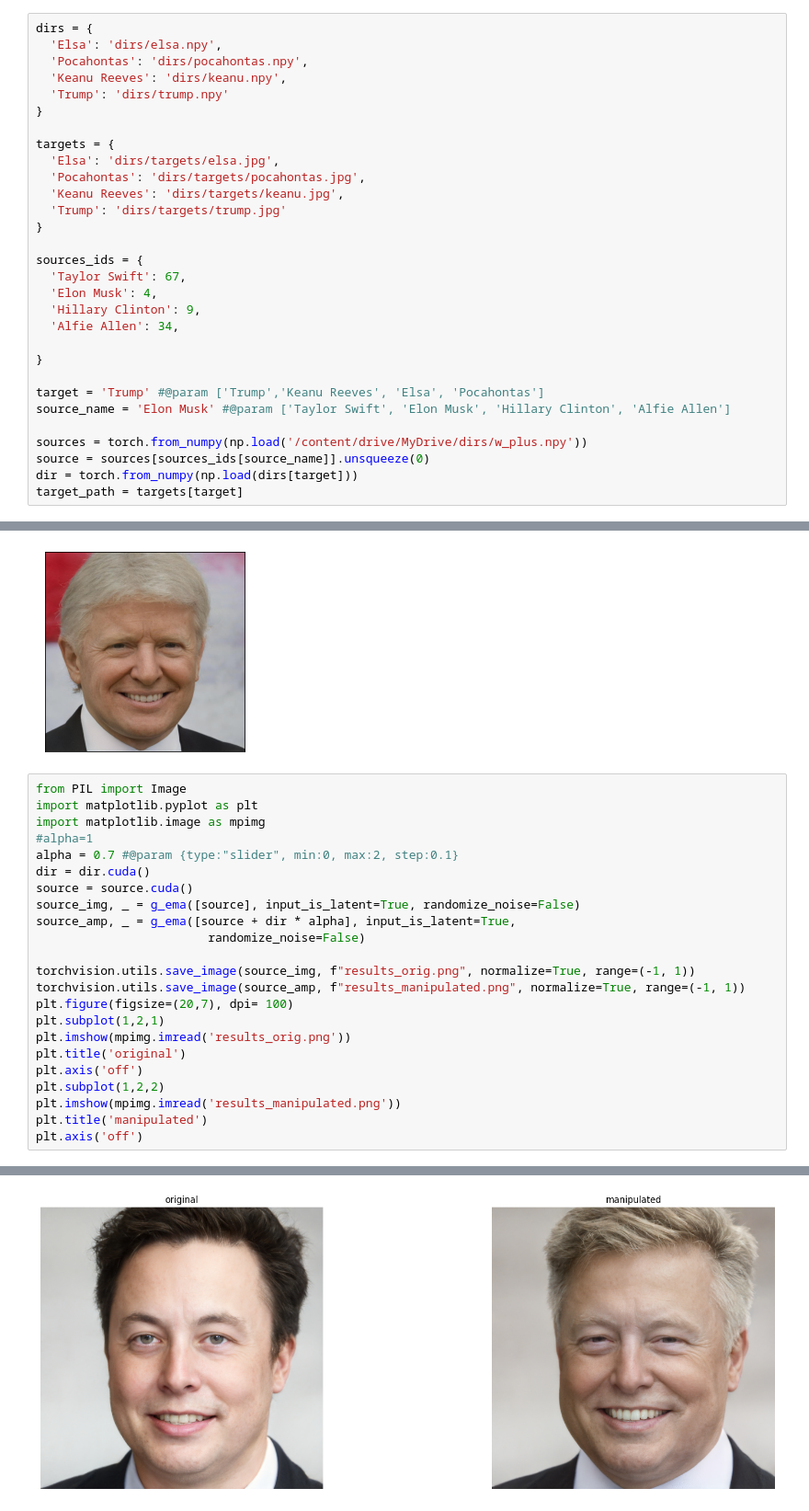
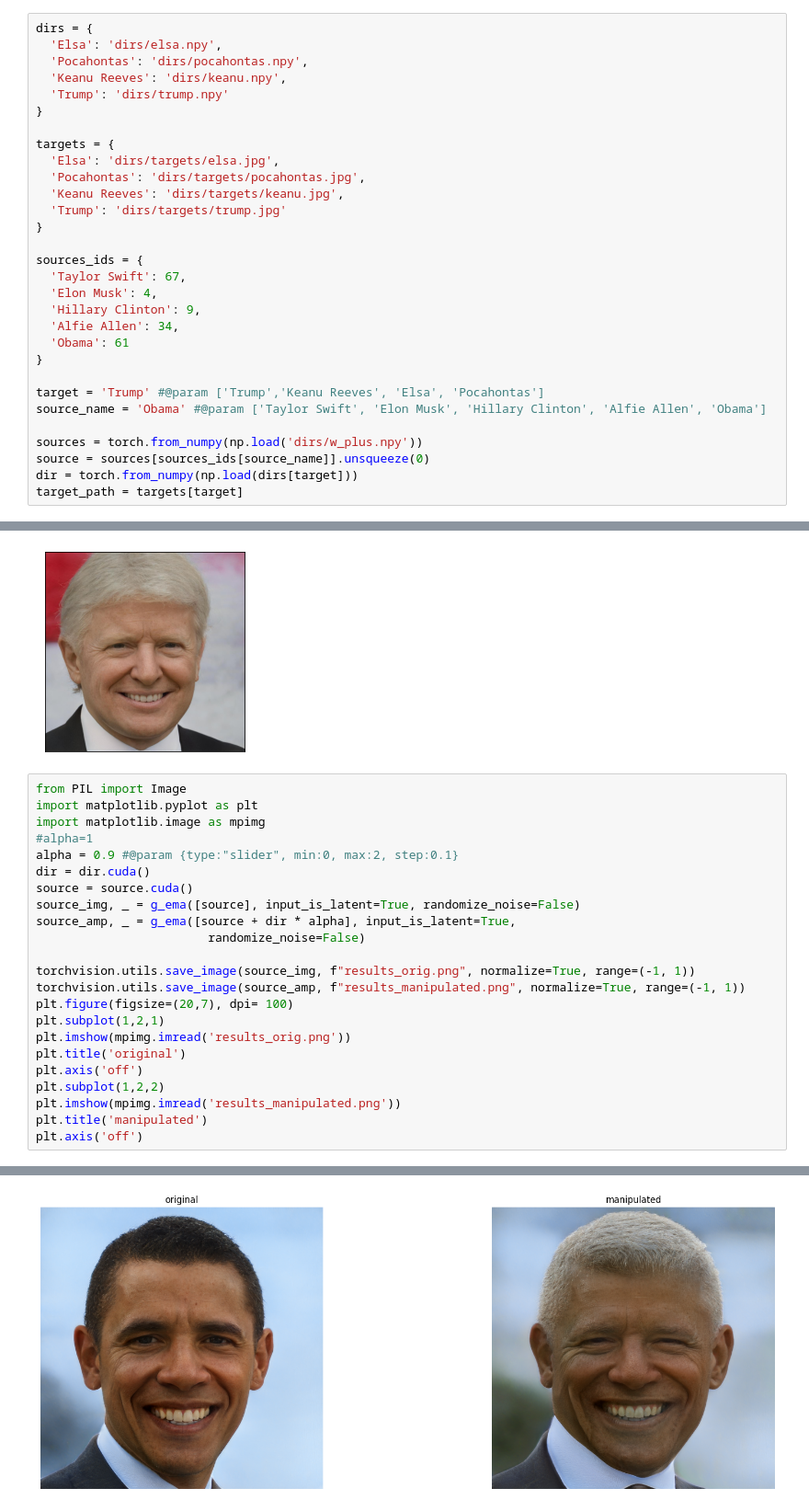
Before and after one commit to hila-chefer/TargetCLIP, a Jupyter notebook: TargetCLIP_CLIP_guided_image_essence_transfer.ipynb, the cells around one changed output, grey strips where cells are left out. Shown at 92% size. Cells and saved outputs as stored; diff of their text form.

```diff
--- a/TargetCLIP_CLIP_guided_image_essence_transfer.ipynb
+++ b/TargetCLIP_CLIP_guided_image_essence_transfer.ipynb
@@ -131,13 +135,13 @@ sources_ids = {
   'Elon Musk': 4,
   'Hillary Clinton': 9,
   'Alfie Allen': 34,
-
+  'Obama': 61
 }
 
 target = 'Trump' #@param ['Trump','Keanu Reeves', 'Elsa', 'Pocahontas']
-source_name = 'Elon Musk' #@param ['Taylor Swift', 'Elon Musk', 'Hillary Clinton', 'Alfie Allen']
+source_name = 'Obama' #@param ['Taylor Swift', 'Elon Musk', 'Hillary Clinton', 'Alfie Allen', 'Obama']
 
-sources = torch.from_numpy(np.load('/content/drive/MyDrive/dirs/w_plus.npy'))
+sources = torch.from_numpy(np.load('dirs/w_plus.npy'))
 source = sources[sources_ids[source_name]].unsqueeze(0)
 dir = torch.from_numpy(np.load(dirs[target]))
 target_path = targets[target]
@@ -156,26 +160,26 @@ plt.show()
 # %%
 from PIL import Image
 import matplotlib.pyplot as plt
 import matplotlib.image as mpimg
 #alpha=1
-alpha = 0.7 #@param {type:"slider", min:0, max:2, step:0.1}
+alpha = 0.9 #@param {type:"slider", min:0, max:2, step:0.1}
 dir = dir.cuda()
 source = source.cuda()
 source_img, _ = g_ema([source], input_is_latent=True, randomize_noise=False)
 source_amp, _ = g_ema([source + dir * alpha], input_is_latent=True,
                         randomize_noise=False)
 
 torchvision.utils.save_image(source_img, f"results_orig.png", normalize=True, range=(-1, 1))
 torchvision.utils.save_image(source_amp, f"results_manipulated.png", normalize=True, range=(-1, 1))
 plt.figure(figsize=(20,7), dpi= 100)
 plt.subplot(1,2,1)
 plt.imshow(mpimg.imread('results_orig.png'))
 plt.title('original')
 plt.axis('off')
 plt.subplot(1,2,2)
 plt.imshow(mpimg.imread('results_manipulated.png'))
 plt.title('manipulated')
 plt.axis('off')
 # %% [output]
 (-0.5, 1023.5, 1023.5, -0.5)
-[figure, old version]
+[figure, new version]
```
Also changed, not shown: parts of 7 cells of this notebook.
